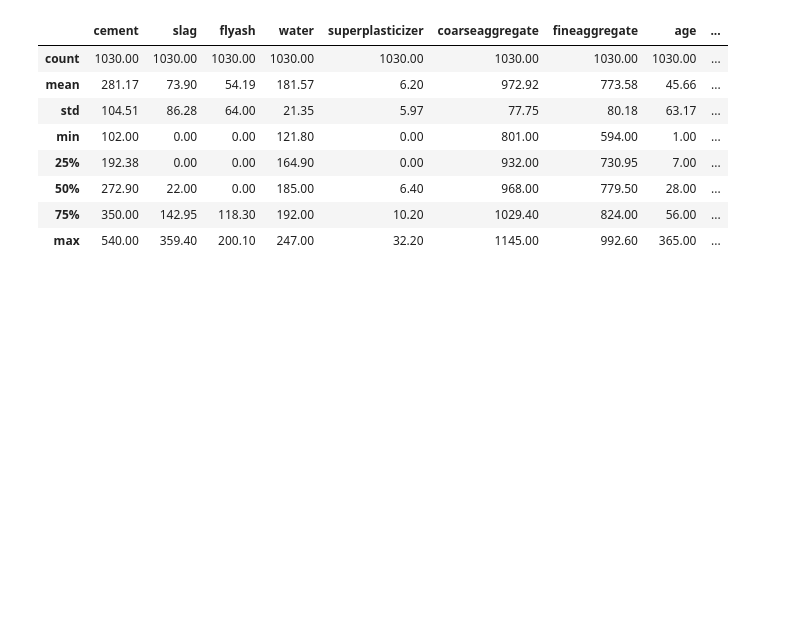
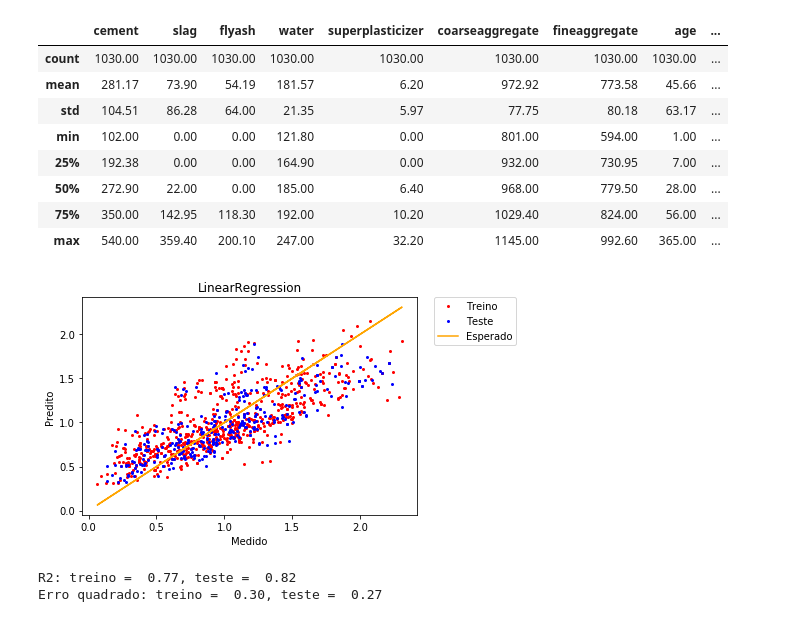
Before and after one commit to nicolasamaduro/cefet-ic-trabalhoFinal, a Jupyter notebook: Predição da Força do Concreto.ipynb, the cells around one changed output. Drawn from its saved outputs; the diff is of its cells as text; code cells hidden in the pictures; blank space fills up the shorter version.

Commit message:
mudança do tipo de plot

```diff
--- a/Predição da Força do Concreto.ipynb
+++ b/Predição da Força do Concreto.ipynb
@@ -10,26 +11,26 @@ import math
 # %%
 def plotarRegressao(dados, model):
-    def plotar(selection, color, alpha=1):
+    def plotar(selection, tipo,legenda):
         X = dados[selection][dados.X]
         y = dados[selection][dados.y]
         Y = model.predict(X)
         r2 = np.corrcoef(y, Y)[0,1]
         se = np.std(y - Y)
-        p.circle(y.tolist(), Y, size=3, color=color, alpha=alpha)
-        p.line(y, y, color="red")
+        plt.plot(y.tolist(), Y,tipo, markersize=2,label=legenda)
         return [r2,se]
+    model.fit(X=dados[dados.treino][dados.X], y=dados[dados.treino][dados.y])
+    treinor2, treinose = plotar(dados.treino, "ro","Treino")
+    tester2,  testese  = plotar(dados.teste,  "bo","Teste")
+    plt.plot(dados[dados.treino][dados.y],dados[dados.treino][dados.y],'orange',label="Esperado")
+    plt.xlabel('Medido')
+    plt.ylabel('Predito')
+    plt.title(type(model).__name__)
+    lgd=plt.legend(bbox_to_anchor=(1.05, 1), loc=2, borderaxespad=0.)
+    plt.savefig(type(model).__name__, bbox_extra_artists=(lgd,), bbox_inches='tight')
 
-    model.fit(X=dados[dados.treino][dados.X], y=dados[dados.treino][dados.y])
-    p = figure(title = type(model).__name__, plot_width=600, plot_height=600)
-    treinor2, treinose = plotar(dados.treino, "red")
-    tester2,  testese  = plotar(dados.teste,  "blue")
-    r2text = "R2: train={r1: 6.2f}, test={r2: 6.2f}".format(r1=treinor2,r2=tester2)
-    setext = "SE: train={r1: 6.2f}, test={r2: 6.2f}".format(r1=treinose,r2=testese)
-    p.text(x=[0.5], y = [0.2], text=[r2text], text_font_size="10pt")
-    p.text(x=[0.5], y = [0.0], text=[setext], text_font_size="10pt")
-    p.xaxis.axis_label = "Medido"
-    p.yaxis.axis_label = "Predito"
-    return p
+    plt.show()
+    print("R2: treino ={r1: 6.2f}, teste ={r2: 6.2f}".format(r1=treinor2,r2=tester2))
+    print("Erro quadrado: treino ={r1: 6.2f}, teste ={r2: 6.2f}".format(r1=treinose,r2=testese))
 # %%
 dados = pd.read_csv('./Concrete_Data_Yeh.csv')
 display(dados.describe())
@@ -53,8 +54,11 @@ dadosNormalizados.teste  = [0.70 <= r for r in loteria]
 # %%
 from sklearn import linear_model
 linear = linear_model.LinearRegression()
-p1 = plotarRegressao(dadosNormalizados, linear)
-show(p1)
+plotarRegressao(dadosNormalizados, linear)
+# %% [output]
+[figure, added]
+R2: treino =  0.77, teste =  0.82
+Erro quadrado: treino =  0.30, teste =  0.27
 # %%
 from sklearn.neural_network import MLPRegressor
 neural = MLPRegressor(solver='lbfgs', alpha=0.01, hidden_layer_sizes=(8), activation="logistic", max_iter=10000)
```
Also changed, not shown: parts of 3 cells of this notebook, 3 other files.
